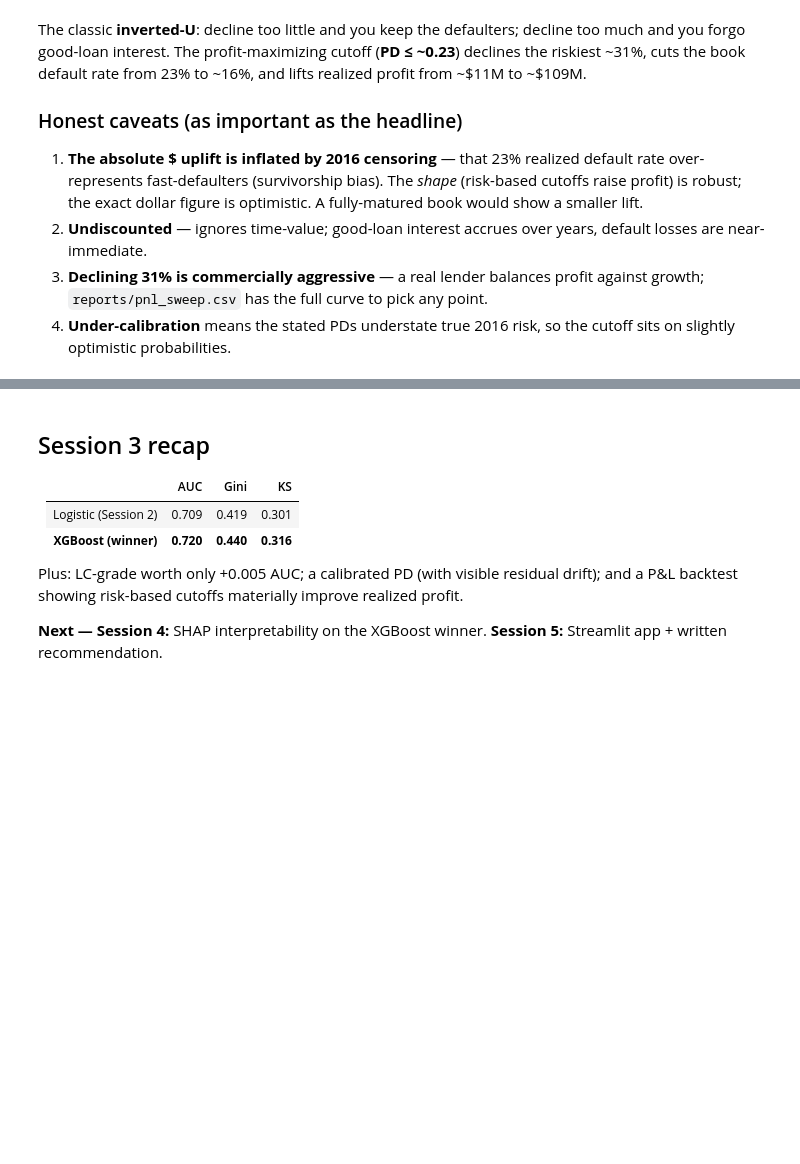
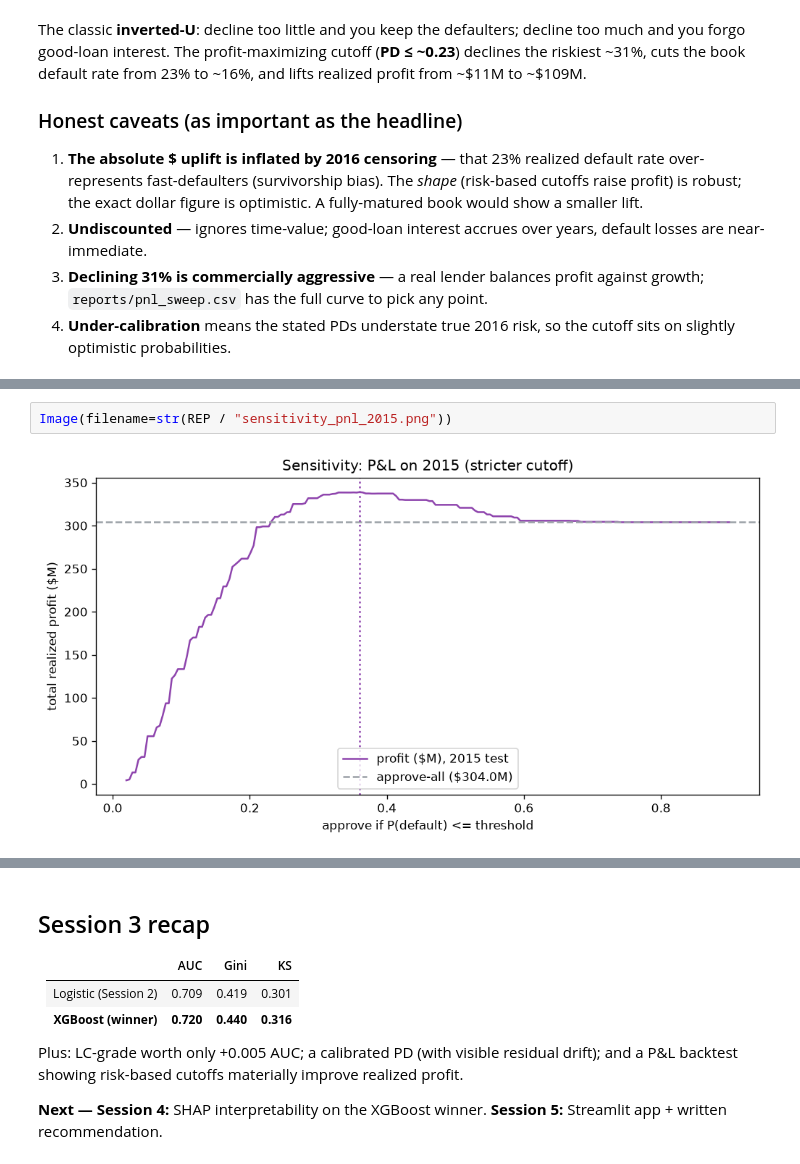
Before and after one commit to GFS418/Lending_Club_Credit_Risk_Model, a Jupyter notebook: notebooks/03_model_bakeoff.ipynb, the cells around one changed output, grey strips where cells are left out. Drawn from its saved outputs; the diff is of its cells as text; blank space fills up the shorter version.

```diff
--- a/notebooks/03_model_bakeoff.ipynb
+++ b/notebooks/03_model_bakeoff.ipynb
@@ -138,0 +172,4 @@ decline too much and you forgo good-loan interest. The profit-maximizing cutoff
+# %%
+Image(filename=str(REP / "sensitivity_pnl_2015.png"))
+# %% [output]
+[figure, added]
```
Also changed, not shown: parts of 6 cells of this notebook, 10 other files.
